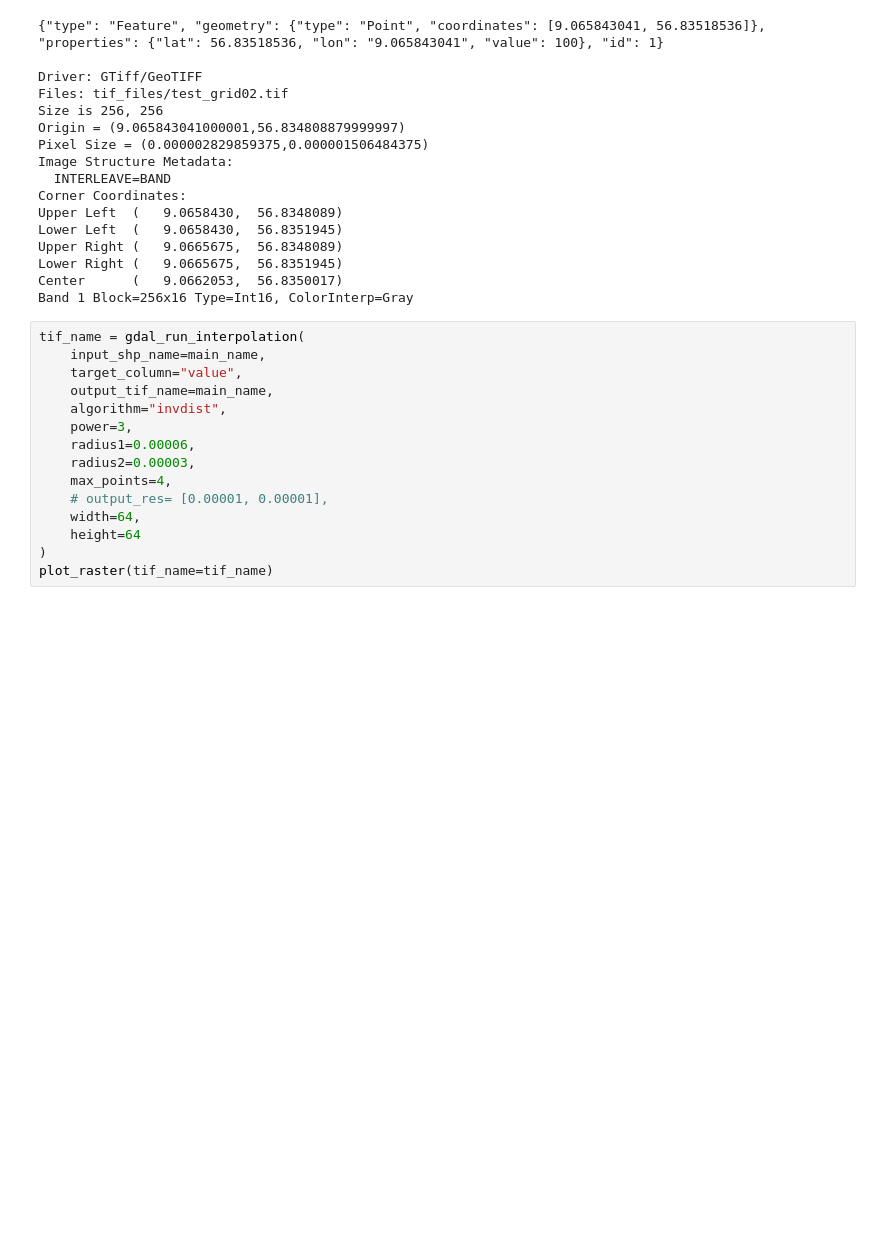
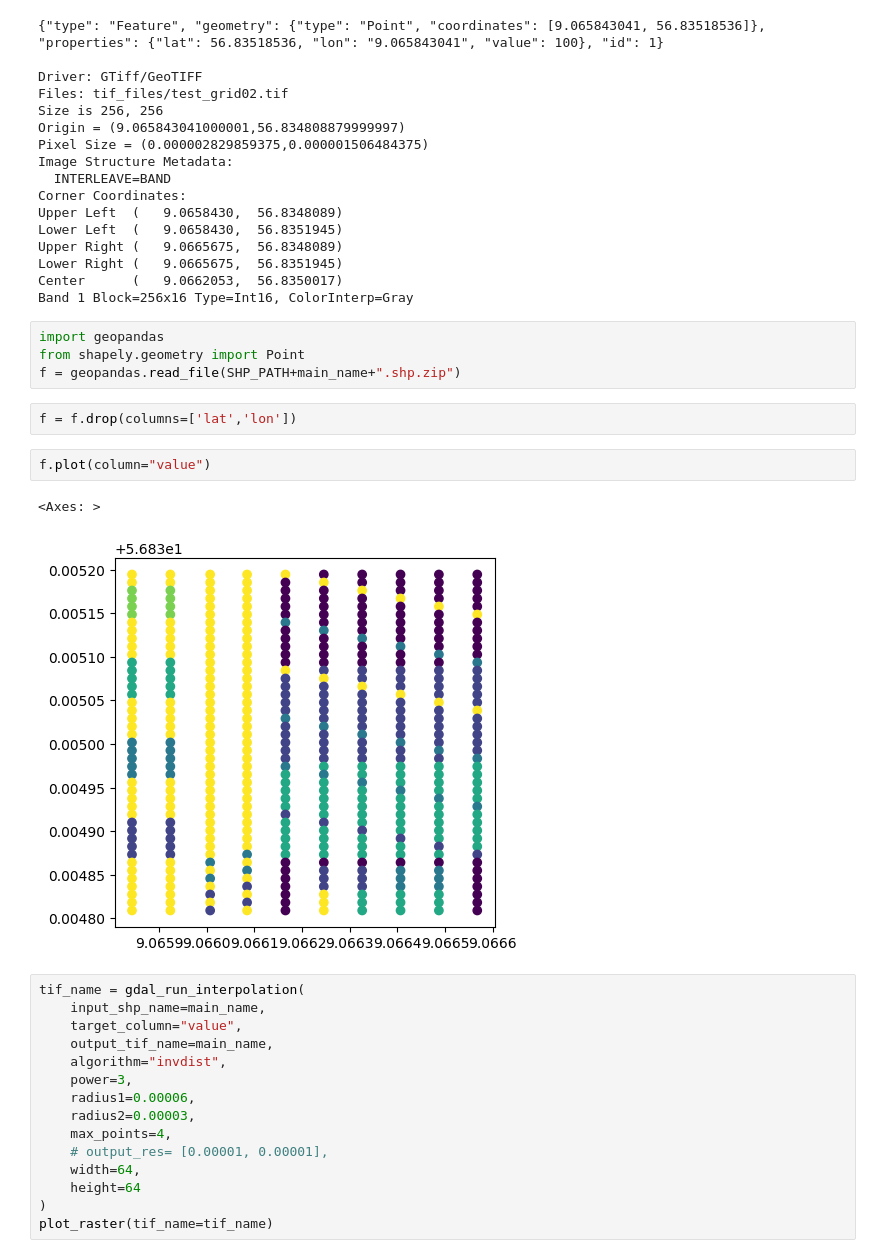
Before and after one commit to figgeous/kml-creator, a Jupyter notebook: gdal_interpolate_and_plot.ipynb, the cells around one changed output. Drawn from its saved outputs; the diff is of its cells as text; blank space fills up the shorter version.

```diff
--- a/gdal_interpolate_and_plot.ipynb
+++ b/gdal_interpolate_and_plot.ipynb
@@ -25,6 +25,17 @@ Upper Right (   9.0665675,  56.8348089)
 Lower Right (   9.0665675,  56.8351945)
 Center      (   9.0662053,  56.8350017)
 Band 1 Block=256x16 Type=Int16, ColorInterp=Gray
+# %%
+import geopandas
+from shapely.geometry import Point
+f = geopandas.read_file(SHP_PATH+main_name+".shp.zip")
+# %%
+f = f.drop(columns=['lat','lon'])
+# %%
+f.plot(column="value")
+# %% [output]
+<Axes: >
+[figure, added]
 # %%
 tif_name = gdal_run_interpolation(
     input_shp_name=main_name,
```
Also changed, not shown: 3 other files.
